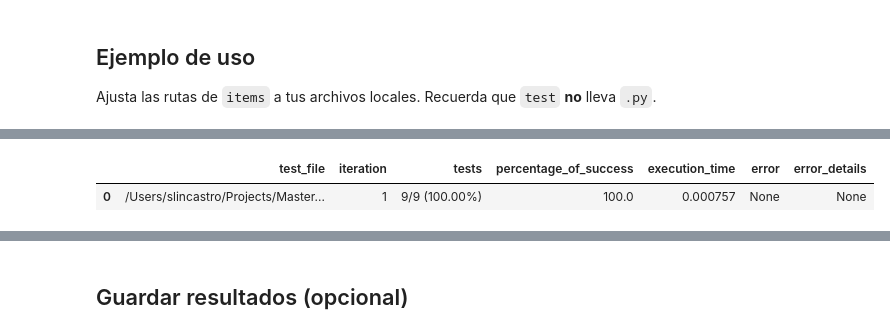
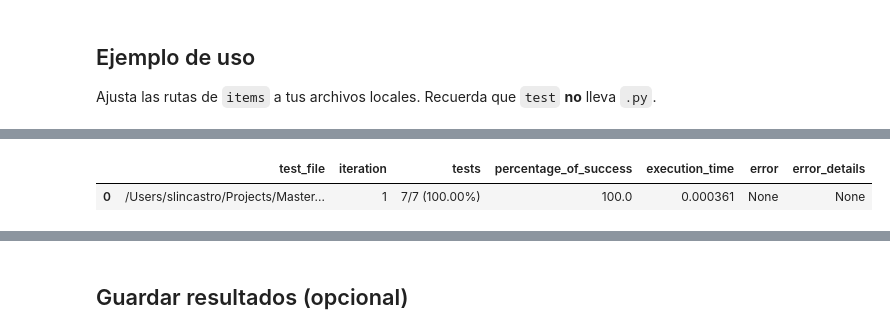
Before and after one commit to slincastro/saucode, a Jupyter notebook: evals/code_improve_and_test_workflow.ipynb, the cells around one changed output, grey strips where cells are left out. Drawn from its saved outputs; the diff is of its cells as text; code cells hidden in the pictures.

```diff
--- a/evals/code_improve_and_test_workflow.ipynb
+++ b/evals/code_improve_and_test_workflow.ipynb
@@ -522,5 +524,5 @@ def run_full_workflow(items: list[dict], api_url: str = API_URL) -> pd.DataFrame
 ## Ejemplo de uso
 Ajusta las rutas de `items` a tus archivos locales. Recuerda que `test` **no** lleva `.py`.
 # %%
-_run_tests_for_file('./src/exercise1_fibonacci/fibonacci_test.py',1)
+_run_tests_for_file('./src/exercise2_factorial/factorial_test.py',1)
 # %% [output]
@@ -528,5 +529,5 @@ Successfully imported execute using relative import
 |  | test_file | iteration | tests | percentage_of_success | execution_time | error | error_details |
-| 0 | /Users/slincastro/Projects/Master... | 1 | 9/9 (100.00%) | 100.0 | 0.000757 | None | None |
+| 0 | /Users/slincastro/Projects/Master... | 1 | 7/7 (100.00%) | 100.0 | 0.000361 | None | None |
 # %%
 
 items = [
```
Also changed, not shown: parts of 10 cells of this notebook, 19 other files.
